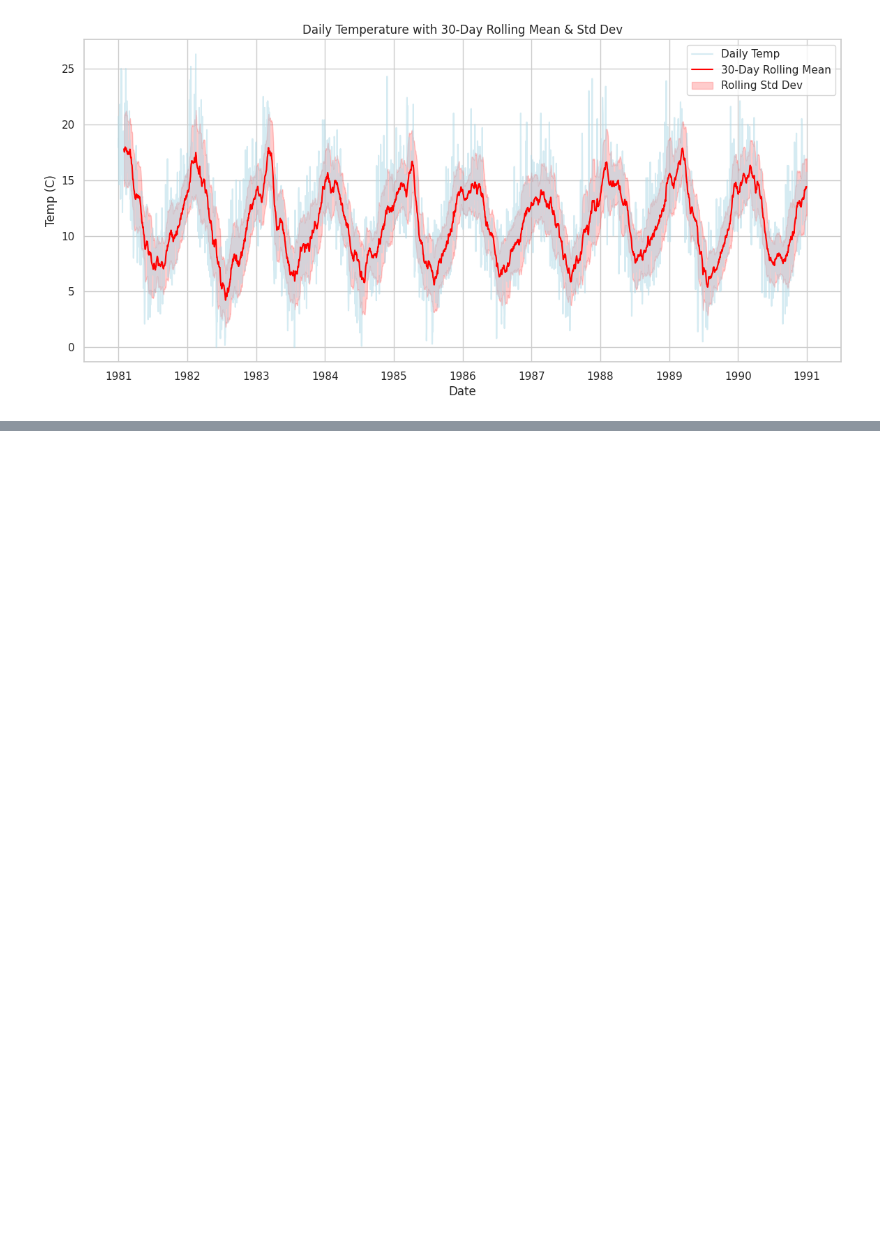
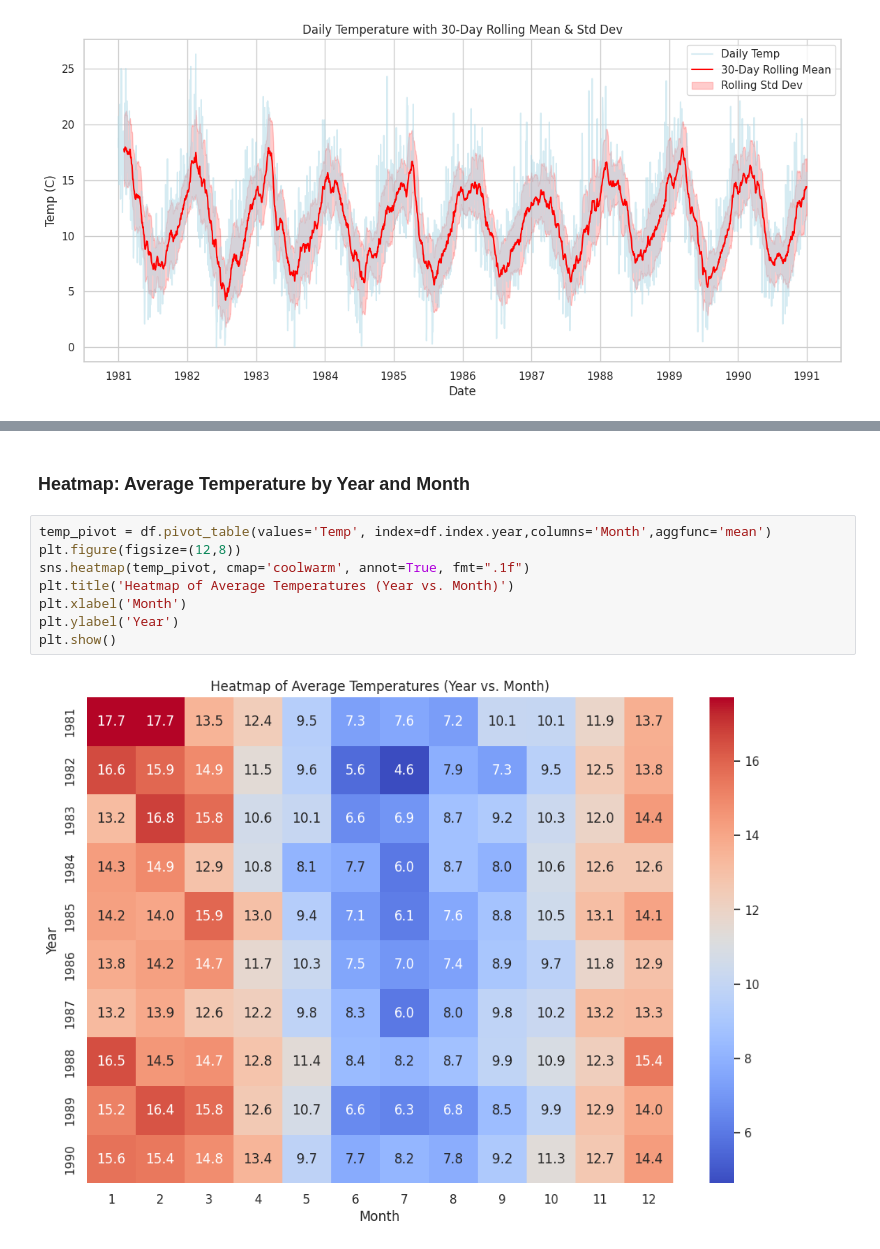
Before and after one commit to AmanullaChishty/DataScience, a Jupyter notebook: global-historical-climatology-network-ghcn-eda.ipynb, the cells around one changed output, grey strips where cells are left out. Saved outputs shown, nothing was run; the diff lists cells and outputs as text; blank space fills up the shorter version.

```diff
--- a/global-historical-climatology-network-ghcn-eda.ipynb
+++ b/global-historical-climatology-network-ghcn-eda.ipynb
@@ -170,0 +242,12 @@ plt.show()
+# %% [markdown]
+### Heatmap: Average Temperature by Year and Month
+# %%
+temp_pivot = df.pivot_table(values='Temp', index=df.index.year,columns='Month',aggfunc='mean')
+plt.figure(figsize=(12,8))
+sns.heatmap(temp_pivot, cmap='coolwarm', annot=True, fmt=".1f")
+plt.title('Heatmap of Average Temperatures (Year vs. Month)')
+plt.xlabel('Month')
+plt.ylabel('Year')
+plt.show()
+# %% [output]
+[figure, added]
```
Also changed, not shown: parts of 8 cells of this notebook.
